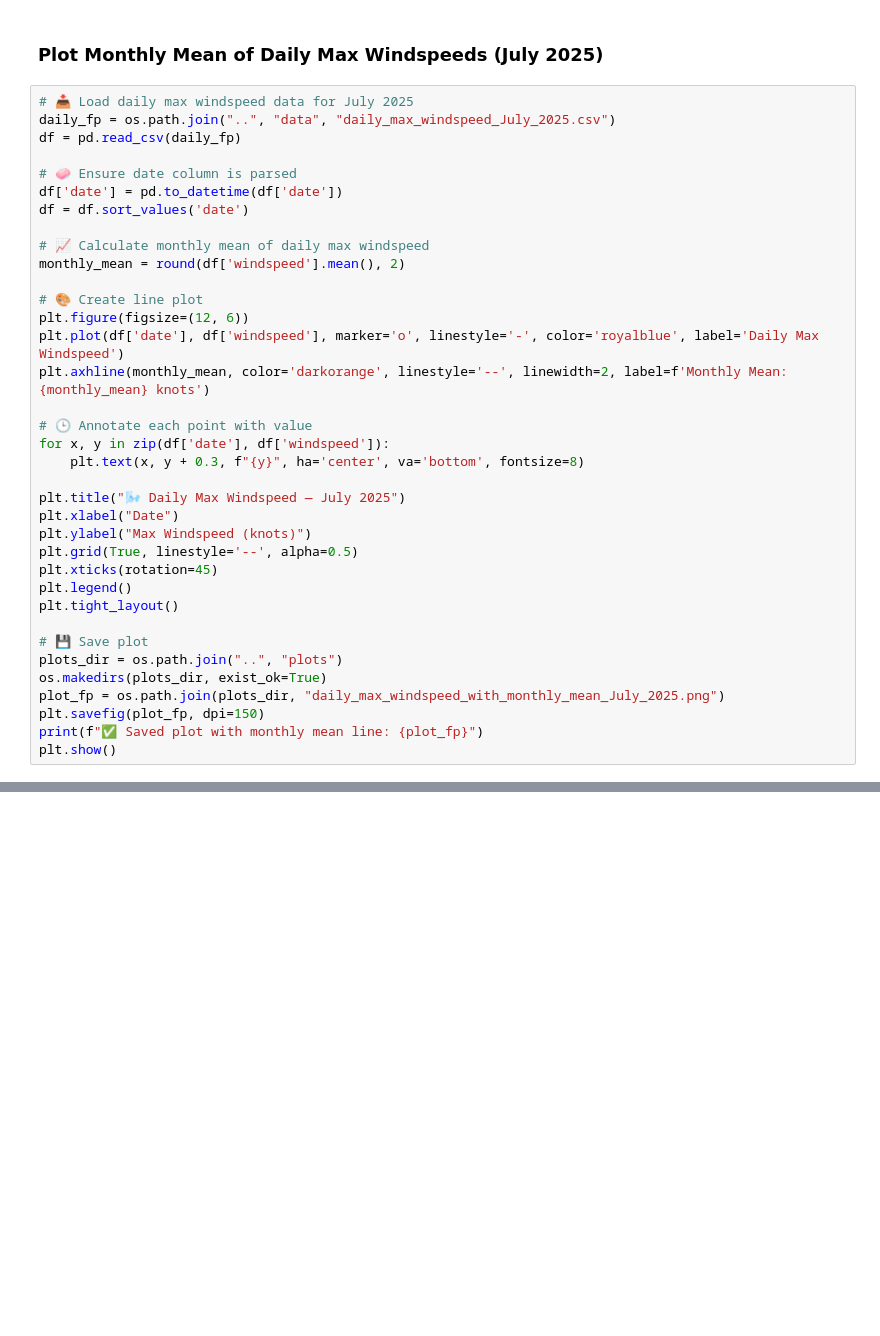
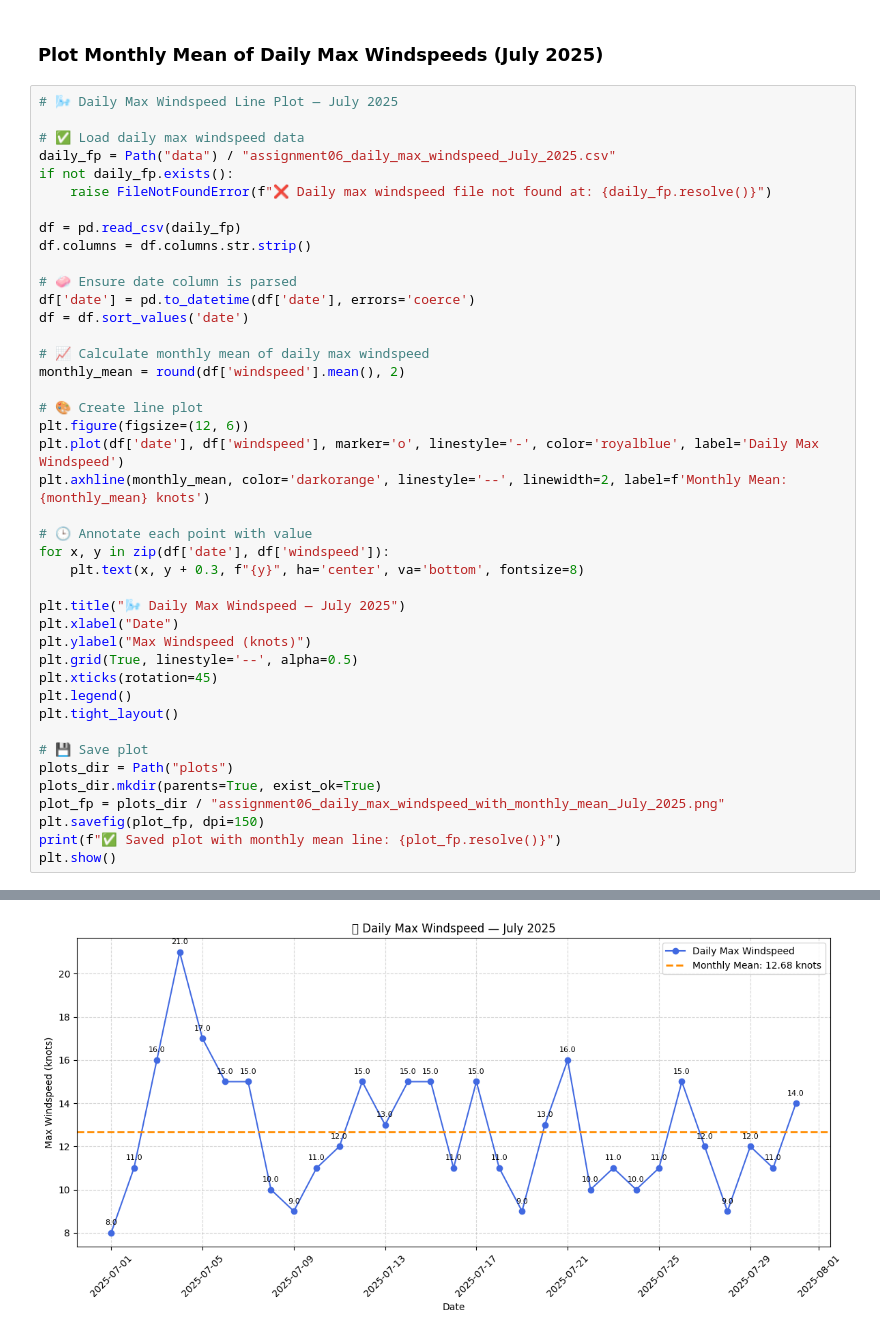
Before and after one commit to ECronin1973/programming-for-data-analytics, a Jupyter notebook: assignments/assignment06-weather.ipynb, the cells around one changed output, grey strips where cells are left out. Drawn from its saved outputs; the diff is of its cells as text; blank space fills up the shorter version.

```diff
--- a/assignments/assignment06-weather.ipynb
+++ b/assignments/assignment06-weather.ipynb
@@ -1348,12 +1473,18 @@ print(f"\n📈 Monthly Mean of Daily Max Windspeed (July 2025): {monthly_mean} k
 # %% [markdown]
 ### Plot Monthly Mean of Daily Max Windspeeds (July 2025)
 # %%
-# 📥 Load daily max windspeed data for July 2025
-daily_fp = os.path.join("..", "data", "daily_max_windspeed_July_2025.csv")
+# 🌬️ Daily Max Windspeed Line Plot — July 2025
+
+# ✅ Load daily max windspeed data
+daily_fp = Path("data") / "assignment06_daily_max_windspeed_July_2025.csv"
+if not daily_fp.exists():
+    raise FileNotFoundError(f"❌ Daily max windspeed file not found at: {daily_fp.resolve()}")
+
 df = pd.read_csv(daily_fp)
+df.columns = df.columns.str.strip()
 
 # 🧼 Ensure date column is parsed
-df['date'] = pd.to_datetime(df['date'])
+df['date'] = pd.to_datetime(df['date'], errors='coerce')
 df = df.sort_values('date')
 
 # 📈 Calculate monthly mean of daily max windspeed
@@ -1377,9 +1508,10 @@ plt.legend()
 plt.tight_layout()
 
 # 💾 Save plot
-plots_dir = os.path.join("..", "plots")
-os.makedirs(plots_dir, exist_ok=True)
-plot_fp = os.path.join(plots_dir, "daily_max_windspeed_with_monthly_mean_July_2025.png")
+plots_dir = Path("plots")
+plots_dir.mkdir(parents=True, exist_ok=True)
+plot_fp = plots_dir / "assignment06_daily_max_windspeed_with_monthly_mean_July_2025.png"
 plt.savefig(plot_fp, dpi=150)
-print(f"✅ Saved plot with monthly mean line: {plot_fp}")
+print(f"✅ Saved plot with monthly mean line: {plot_fp.resolve()}")
 plt.show()
+# %% [output]
@@ -1385,0 +1519 @@ plt.show()
+[figure, added]
```
Also changed, not shown: parts of 8 cells of this notebook, 13 other files.
